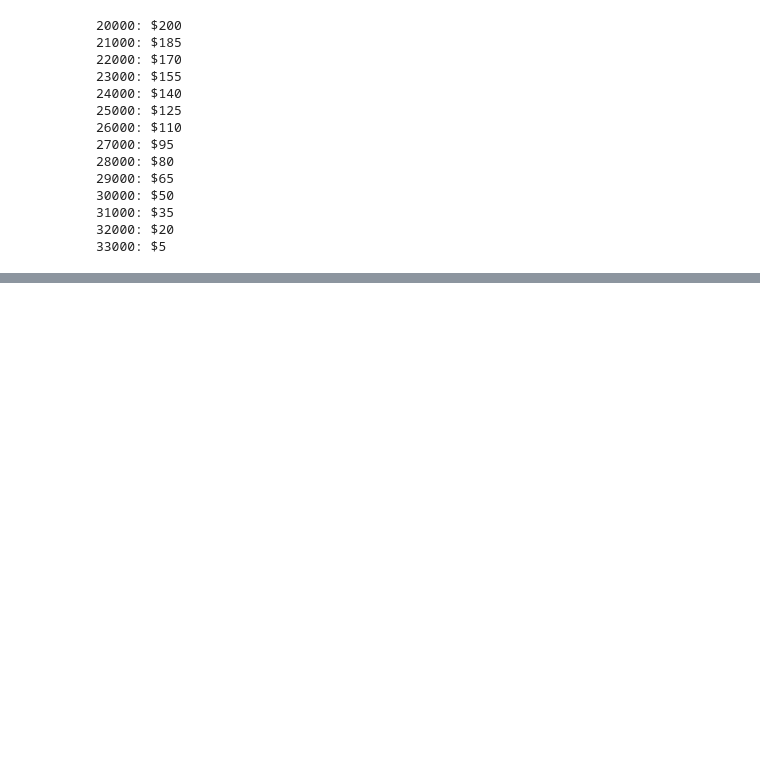
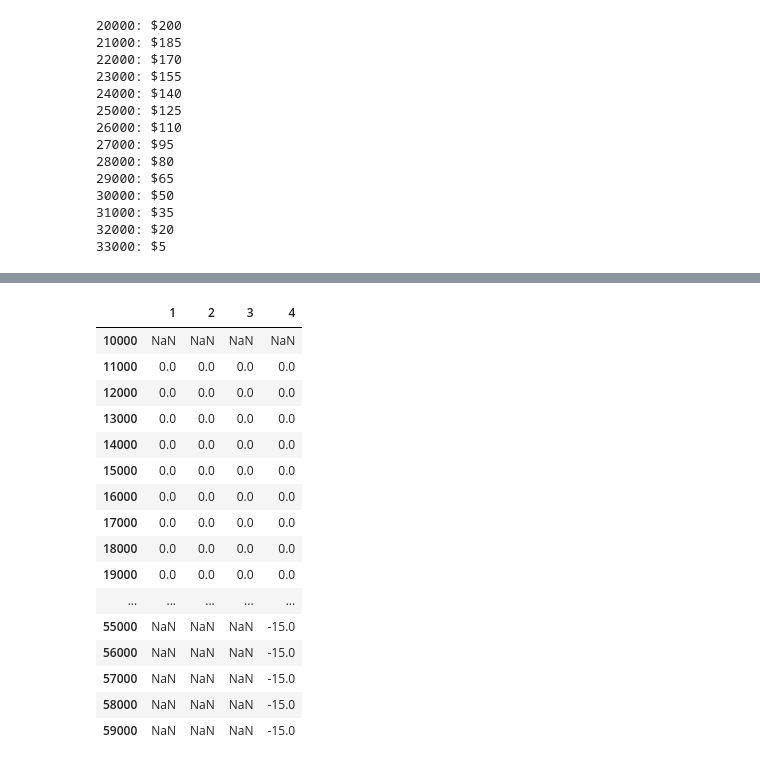
Before and after one commit to matthewstidham/food_stamp, a Jupyter notebook: food stamp policy.ipynb, the cells around one changed output, grey strips where cells are left out. Drawn from its saved outputs; the diff is of its cells as text; code cells hidden in the pictures; blank space fills up the shorter version.

```diff
--- a/food stamp policy.ipynb
+++ b/food stamp policy.ipynb
@@ -69,0 +105,20 @@ for income in range(20,80):
+# %%
+df.diff()
+# %% [output]
+|  | 1 | 2 | 3 | 4 |
+| 10000 | NaN | NaN | NaN | NaN |
+| 11000 | 0.0 | 0.0 | 0.0 | 0.0 |
+| 12000 | 0.0 | 0.0 | 0.0 | 0.0 |
+| 13000 | 0.0 | 0.0 | 0.0 | 0.0 |
+| 14000 | 0.0 | 0.0 | 0.0 | 0.0 |
+| 15000 | 0.0 | 0.0 | 0.0 | 0.0 |
+| 16000 | 0.0 | 0.0 | 0.0 | 0.0 |
+| 17000 | 0.0 | 0.0 | 0.0 | 0.0 |
+| 18000 | 0.0 | 0.0 | 0.0 | 0.0 |
+| 19000 | 0.0 | 0.0 | 0.0 | 0.0 |
+| ... | ... | ... | ... | ... |
+| 55000 | NaN | NaN | NaN | -15.0 |
+| 56000 | NaN | NaN | NaN | -15.0 |
+| 57000 | NaN | NaN | NaN | -15.0 |
+| 58000 | NaN | NaN | NaN | -15.0 |
+| 59000 | NaN | NaN | NaN | -15.0 |
```
Also changed, not shown: parts of 7 cells of this notebook.
